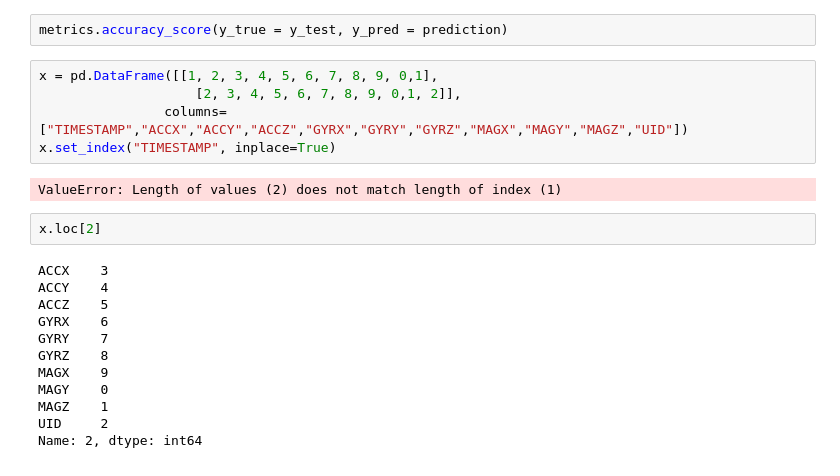
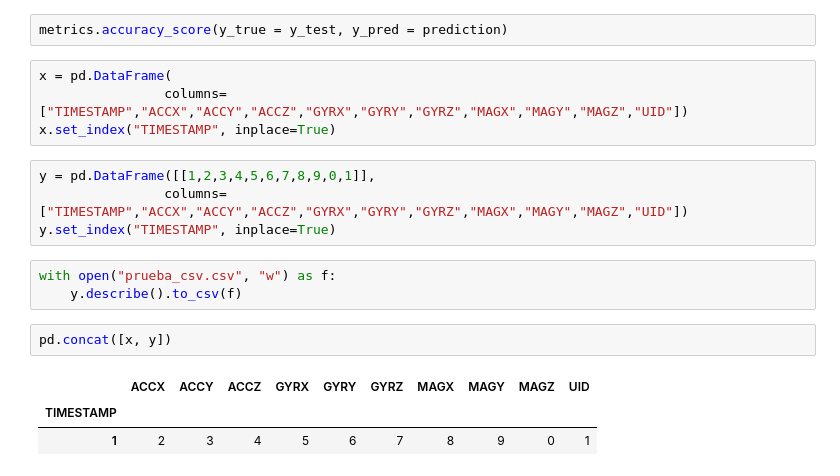
Before and after one commit to CarlosCH01/TFG-CA, a Jupyter notebook: metasensor/codigo/feature_selection.ipynb, the cells around one changed output. Drawn from its saved outputs; the diff is of its cells as text.

```diff
--- a/metasensor/codigo/feature_selection.ipynb
+++ b/metasensor/codigo/feature_selection.ipynb
@@ -37,24 +37,20 @@ knn.fit(X_train,y_train)
 prediction = knn.predict(X_test)
 # %%
 metrics.accuracy_score(y_true = y_test, y_pred = prediction)
+# %%
+x = pd.DataFrame(
+                columns=["TIMESTAMP","ACCX","ACCY","ACCZ","GYRX","GYRY","GYRZ","MAGX","MAGY","MAGZ","UID"])
+x.set_index("TIMESTAMP", inplace=True)
 # %%
-x = pd.DataFrame([[1, 2, 3, 4, 5, 6, 7, 8, 9, 0,1],
-                    [2, 3, 4, 5, 6, 7, 8, 9, 0,1, 2]],
+y = pd.DataFrame([[1,2,3,4,5,6,7,8,9,0,1]],
                 columns=["TIMESTAMP","ACCX","ACCY","ACCZ","GYRX","GYRY","GYRZ","MAGX","MAGY","MAGZ","UID"])
-x.set_index("TIMESTAMP", inplace=True)
+y.set_index("TIMESTAMP", inplace=True)
-# %% [output]
-ValueError: Length of values (2) does not match length of index (1)
-# %%
-x.loc[2]
-# %% [output]
-ACCX    3
-ACCY    4
-ACCZ    5
-GYRX    6
-GYRY    7
-GYRZ    8
-MAGX    9
-MAGY    0
-MAGZ    1
-UID     2
-Name: 2, dtype: int64
+# %%
+with open("prueba_csv.csv", "w") as f:
+    y.describe().to_csv(f)
+# %%
+pd.concat([x, y])
+# %% [output]
+|  | ACCX | ACCY | ACCZ | GYRX | GYRY | GYRZ | MAGX | MAGY | MAGZ | UID |
+| TIMESTAMP |  |  |  |  |  |  |  |  |  |  |
+| 1 | 2 | 3 | 4 | 5 | 6 | 7 | 8 | 9 | 0 | 1 |
```
Also changed, not shown: 8 other files.
